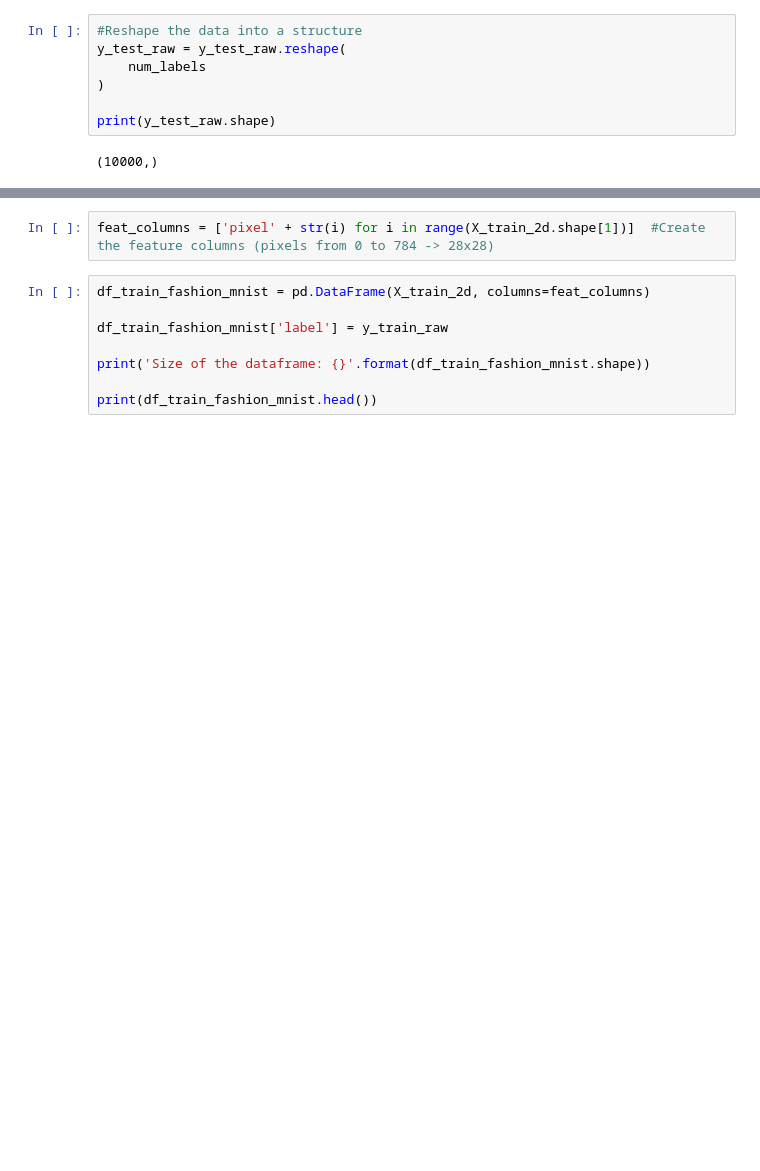
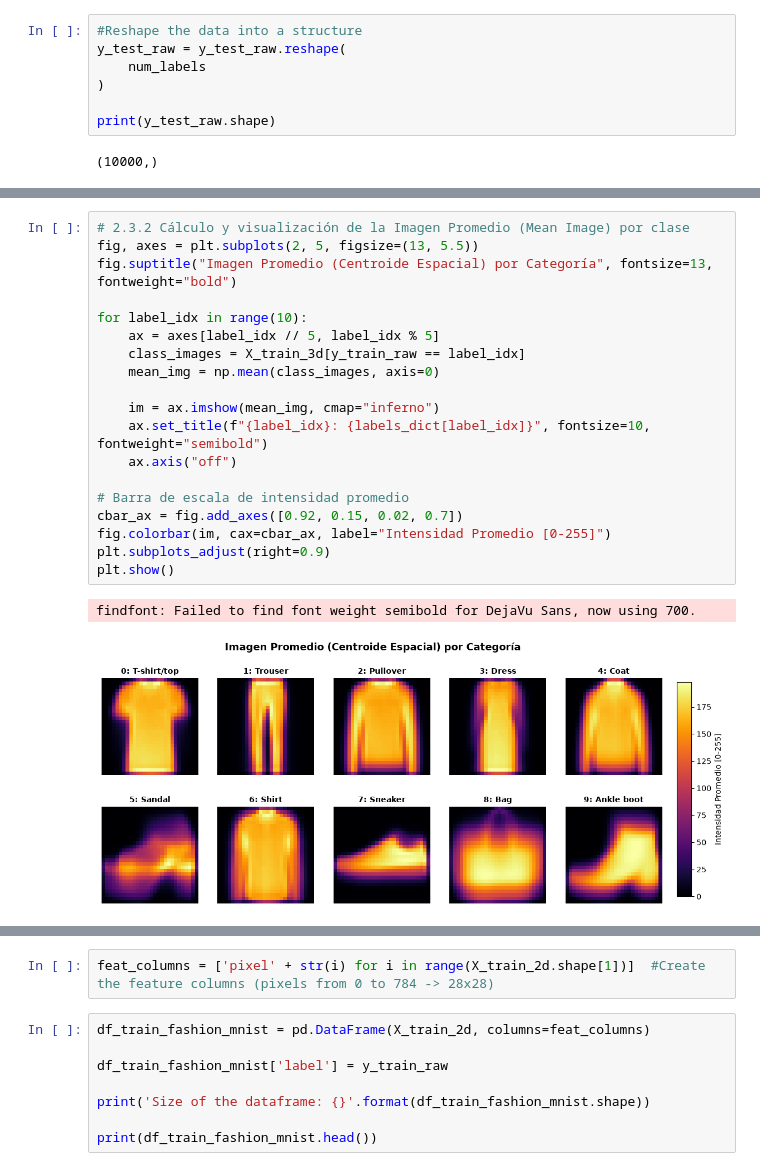
Before and after one commit to Ezra3578/MachineLearning, a Jupyter notebook: Workshop_1/code/SupervisedLearning.ipynb, the cells around one changed output, grey strips where cells are left out. Saved outputs shown, nothing was run; the diff lists cells and outputs as text; blank space fills up the shorter version.

```diff
--- a/Workshop_1/code/SupervisedLearning.ipynb
+++ b/Workshop_1/code/SupervisedLearning.ipynb
@@ -224,0 +448,22 @@ Pullover
+# %%
+# 2.3.2 Cálculo y visualización de la Imagen Promedio (Mean Image) por clase
+fig, axes = plt.subplots(2, 5, figsize=(13, 5.5))
+fig.suptitle("Imagen Promedio (Centroide Espacial) por Categoría", fontsize=13, fontweight="bold")
+
+for label_idx in range(10):
+    ax = axes[label_idx // 5, label_idx % 5]
+    class_images = X_train_3d[y_train_raw == label_idx]
+    mean_img = np.mean(class_images, axis=0)
+
+    im = ax.imshow(mean_img, cmap="inferno")
+    ax.set_title(f"{label_idx}: {labels_dict[label_idx]}", fontsize=10, fontweight="semibold")
+    ax.axis("off")
+
+# Barra de escala de intensidad promedio
+cbar_ax = fig.add_axes([0.92, 0.15, 0.02, 0.7])
+fig.colorbar(im, cax=cbar_ax, label="Intensidad Promedio [0-255]")
+plt.subplots_adjust(right=0.9)
+plt.show()
+# %% [output]
+findfont: Failed to find font weight semibold for DejaVu Sans, now using 700.
+[figure, added]
```
Also changed, not shown: parts of 18 cells of this notebook, 2 other files.
